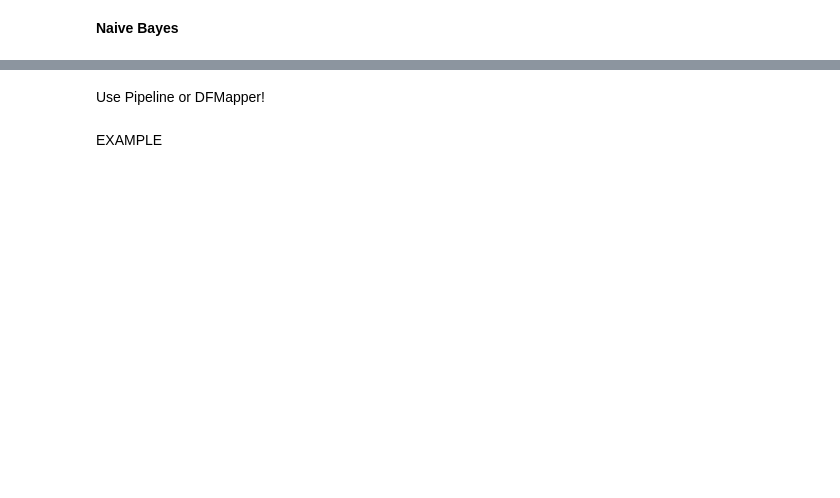
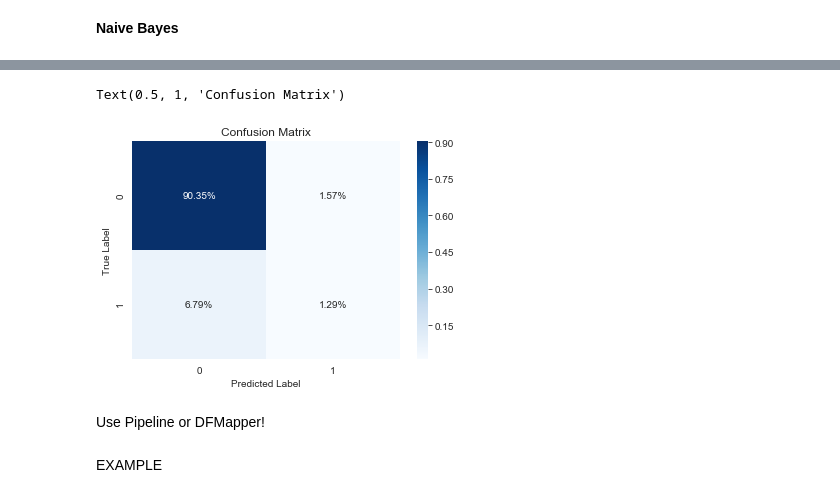
Before and after one commit to mellymillionz/Congressional_Bill_Passage_Analysis, a Jupyter notebook: Model_Testing.ipynb, the cells around one changed output, grey strips where cells are left out. Cells and saved outputs as stored; diff of their text form; code cells hidden in the pictures; blank space fills up the shorter version.

Commit message:
all model testing

```diff
--- a/Model_Testing.ipynb
+++ b/Model_Testing.ipynb
@@ -357,0 +668,13 @@ preprocessor = ColumnTransformer(
+# %%
+categorical_features = ['Postal', 'dominant_topic', 'District', 'Cong', 'clean_party', 'FrstConH', 'NameFull']
+categorical_transformer = Pipeline(steps=[
+    ('onehot', OneHotEncoder(handle_unknown='ignore'))])
+# %%
+preprocessor = ColumnTransformer(
+    transformers=[
+        ('num', numeric_transformer, numeric_features),
+        ('cat', categorical_transformer, categorical_features)
+    ])
+
+# Append classifier to preprocessing pipeline.
+# Now we have a full prediction pipeline - laid out for each model below.
@@ -357,0 +736,3 @@ preprocessor = ColumnTransformer(
+# %%
+#Train Test split!
+X_train, X_test, y_train, y_test = train_test_split(X, y, test_size = .2, random_state=1)
@@ -361,10 +792,11 @@ preprocessor = ColumnTransformer(
 from sklearn.naive_bayes import MultinomialNB
 from sklearn.pipeline import Pipeline
 from sklearn.feature_extraction.text import TfidfTransformer
+from sklearn.metrics import confusion_matrix
 from sklearn.metrics import classification_report
 
 
-nb_clf = Pipeline(steps=[('preprocessor', preprocessor),
+nb = Pipeline(steps=[('preprocessor', preprocessor),
                       ('classifier', MultinomialNB())]) #get parameters
 parameters = None
 
@@ -372,7 +804,7 @@ nb.fit(X_train, y_train)
 
 nb_y_pred = nb.predict(X_test)
 
-print('accuracy %s' % accuracy_score(nb_y_pred, y_test))
-print('f1 %s' % f1_score(nb_y_pred, y_test, average='weighted'))
+print(confusion_matrix(y_test, nb_y_pred))
 print(classification_report(y_test, nb_y_pred))
-print(confusion_matrix(y_test, nb_y_pred))
+
+nb_confusion_matrix = (confusion_matrix(y_test, nb_y_pred))
@@ -379,3 +822,18 @@ print(confusion_matrix(y_test, nb_y_pred))
+# %%
+import seaborn as sns
+import matplotlib.pyplot as plt
+
+#shows percent data represented in each quadrant
+
+sns.heatmap(nb_confusion_matrix/np.sum(nb_confusion_matrix), annot=True,
+            fmt='.2%', cmap='Blues')
+
+plt.ylabel('True Label')
+plt.xlabel('Predicted Label')
+plt.title('Confusion Matrix')
+# %% [output]
+Text(0.5, 1, 'Confusion Matrix')
+[figure, added]
 # %% [markdown]
 Use Pipeline or DFMapper!
 # %% [markdown]
```
Also changed, not shown: parts of 109 cells of this notebook.
